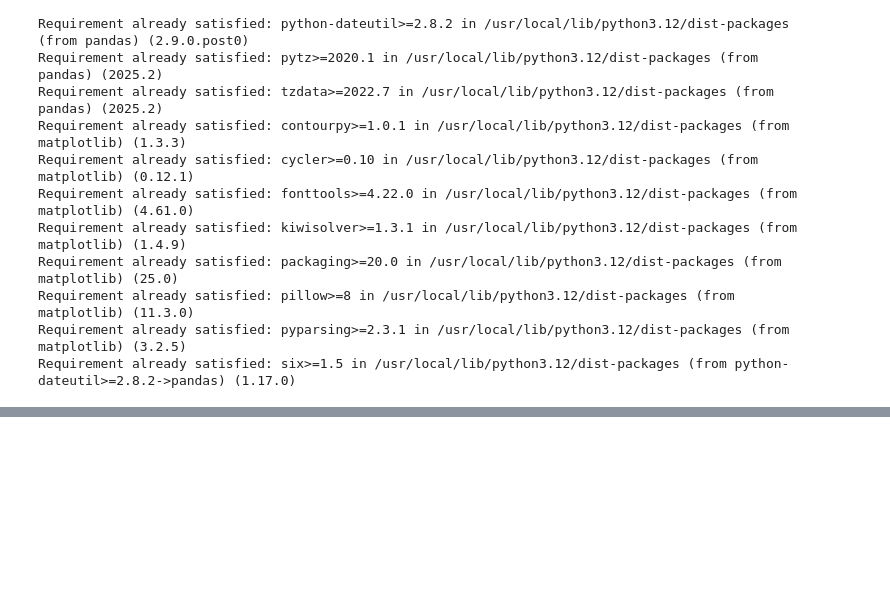
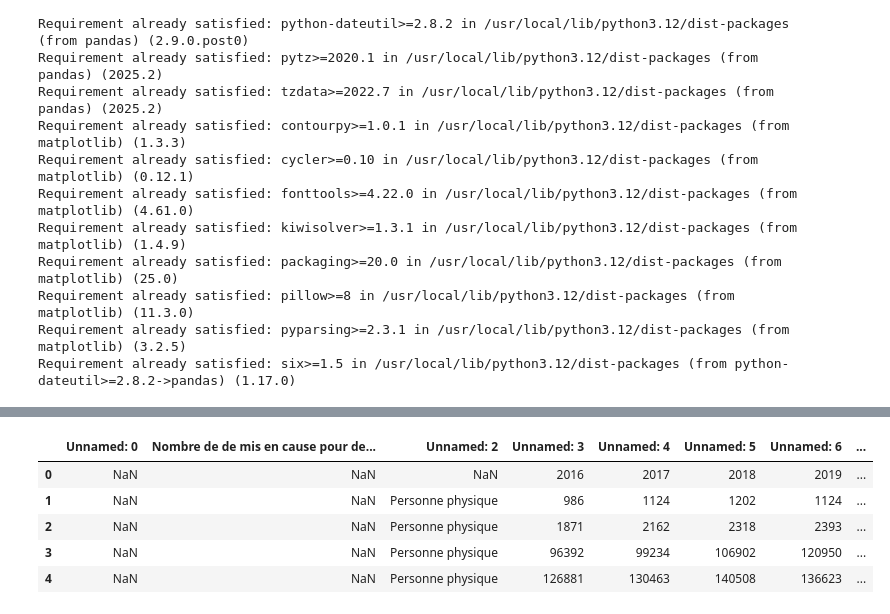
Before and after one commit to luciedum-dot/Intro-to-data-analysis-with-Python---Final-Project, a Jupyter notebook: Evolutions_of_Criminality_France_2016_2024.ipynb, the cells around one changed output, grey strips where cells are left out. Cells and saved outputs as stored; diff of their text form; code cells hidden in the pictures; blank space fills up the shorter version.

```diff
--- a/Evolutions_of_Criminality_France_2016_2024.ipynb
+++ b/Evolutions_of_Criminality_France_2016_2024.ipynb
@@ -30,0 +63,12 @@ FileNotFoundError: [Errno 2] No such file or directory: 'MEC.xlsx'
+# %%
+#Only work with lines about individuals "personnes physiques" and not companies "personnes morales"
+
+df_PP = df.iloc[1::2].reset_index(drop=True)
+df_PP.head()
+# %% [output]
+|  | Unnamed: 0 | Nombre de de mis en cause pour de... | Unnamed: 2 | Unnamed: 3 | Unnamed: 4 | Unnamed: 5 | Unnamed: 6 | ... |
+| 0 | NaN | NaN | NaN | 2016 | 2017 | 2018 | 2019 | ... |
+| 1 | NaN | NaN | Personne physique | 986 | 1124 | 1202 | 1124 | ... |
+| 2 | NaN | NaN | Personne physique | 1871 | 2162 | 2318 | 2393 | ... |
+| 3 | NaN | NaN | Personne physique | 96392 | 99234 | 106902 | 120950 | ... |
+| 4 | NaN | NaN | Personne physique | 126881 | 130463 | 140508 | 136623 | ... |
```
Also changed, not shown: parts of 6 cells of this notebook.
